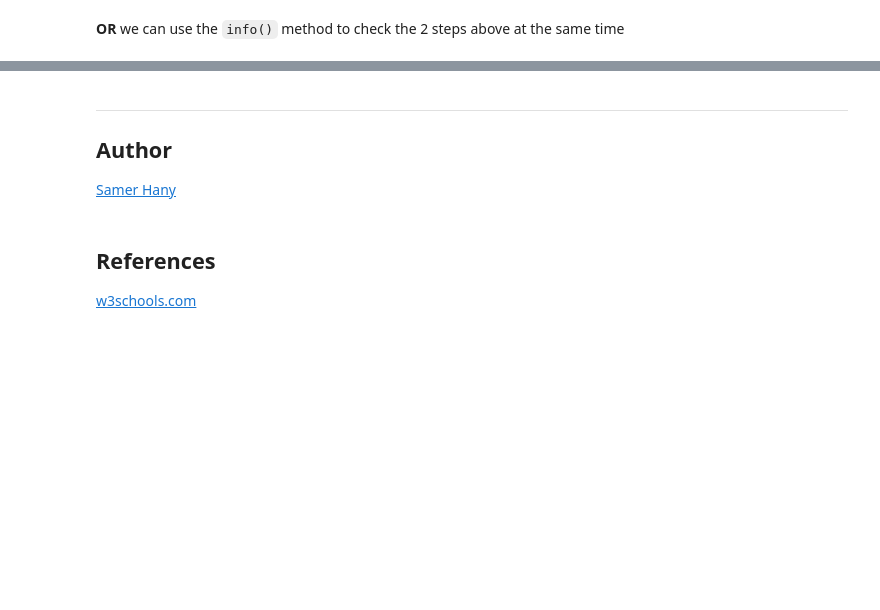
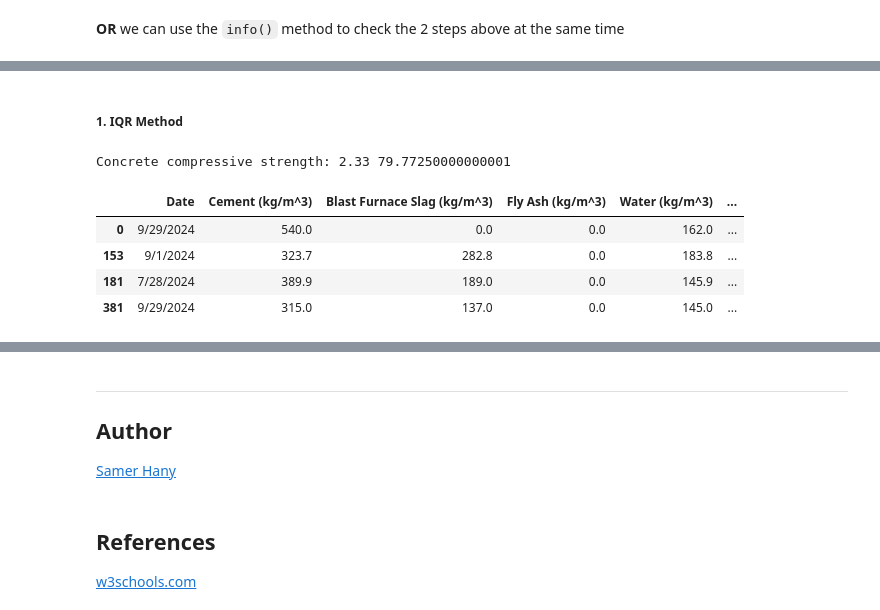
Before and after one commit to SamerHany/CHES210-Data-Science-In-Chemical-Engineering, a Jupyter notebook: Week 05/Tutorial-5-Data-Cleaning.ipynb, the cells around one changed output, grey strips where cells are left out. Drawn from its saved outputs; the diff is of its cells as text; code cells hidden in the pictures; blank space fills up the shorter version.

```diff
--- a/Week 05/Tutorial-5-Data-Cleaning.ipynb
+++ b/Week 05/Tutorial-5-Data-Cleaning.ipynb
@@ -154,0 +336,29 @@ df.to_csv('cleaned_data.csv', index=False)
+# %% [markdown]
+
+##### 1. **IQR Method**
+# %%
+# Define a function to detect outliers using the IQR method
+def detect_outliers_iqr(data):
+    Q1 = data.quantile(0.25)
+    Q3 = data.quantile(0.75)
+    IQR = Q3 - Q1
+    # limit the lower limit to min value in the data
+    lower_bound = max(Q1 - 1.5 * IQR, data.min())
+    upper_bound = min(Q3 + 1.5 * IQR, data.max())
+    return [lower_bound, upper_bound]
+# %%
+
+# Apply the IQR method to the 'Concrete compressive strength (MPa)' column
+lower_strength, upper_strength = detect_outliers_iqr(df['Concrete compressive strength (MPa)'])
+print('Concrete compressive strength:', lower_strength, upper_strength)
+
+# count the number of outliers
+outliers = df[(df['Concrete compressive strength (MPa)'] < lower_strength) | (df['Concrete compressive strength (MPa)'] > upper_strength)]
+outliers
+# %% [output]
+Concrete compressive strength: 2.33 79.77250000000001
+|  | Date | Cement (kg/m^3) | Blast Furnace Slag (kg/m^3) | Fly Ash (kg/m^3) | Water (kg/m^3) | ... |
+| 0 | 9/29/2024 | 540.0 | 0.0 | 0.0 | 162.0 | ... |
+| 153 | 9/1/2024 | 323.7 | 282.8 | 0.0 | 183.8 | ... |
+| 181 | 7/28/2024 | 389.9 | 189.0 | 0.0 | 145.9 | ... |
+| 381 | 9/29/2024 | 315.0 | 137.0 | 0.0 | 145.0 | ... |
```
Also changed, not shown: parts of 40 cells of this notebook, 5 other files.
